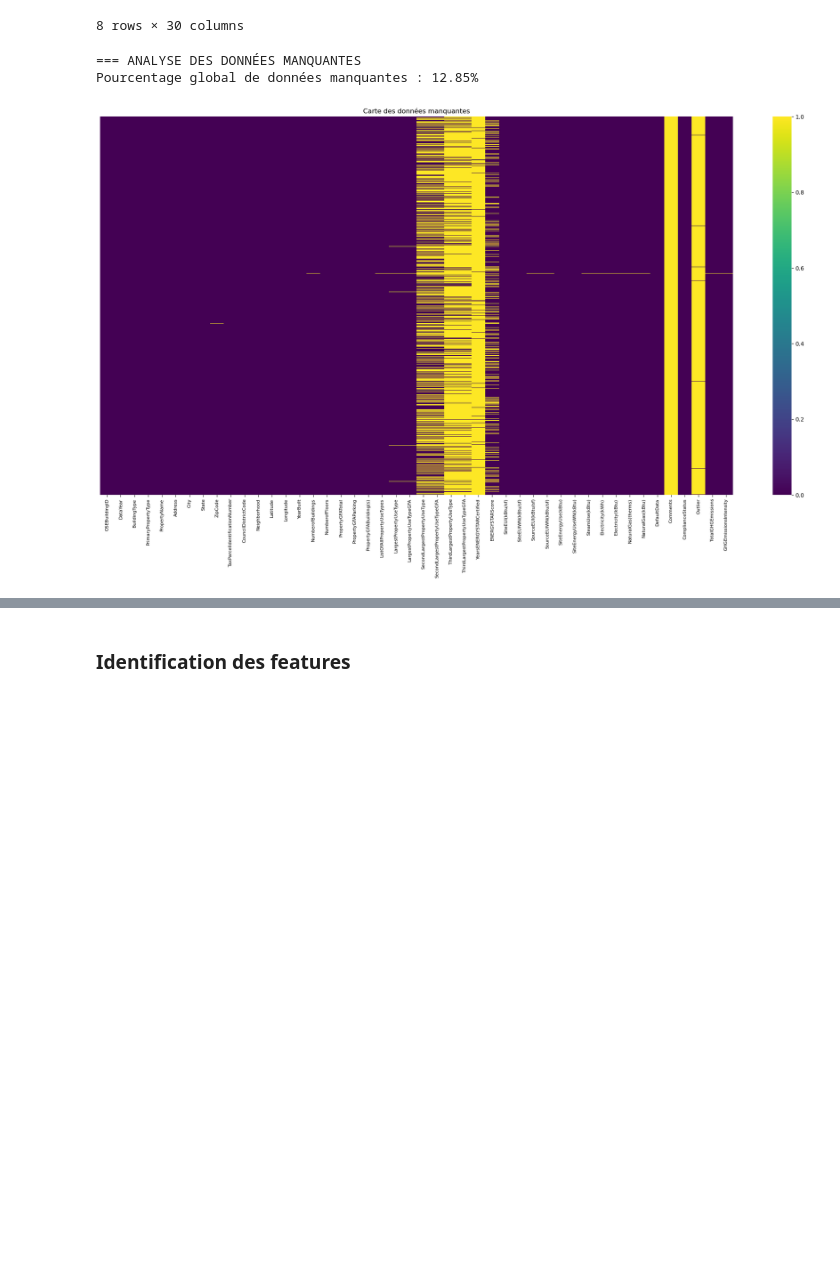
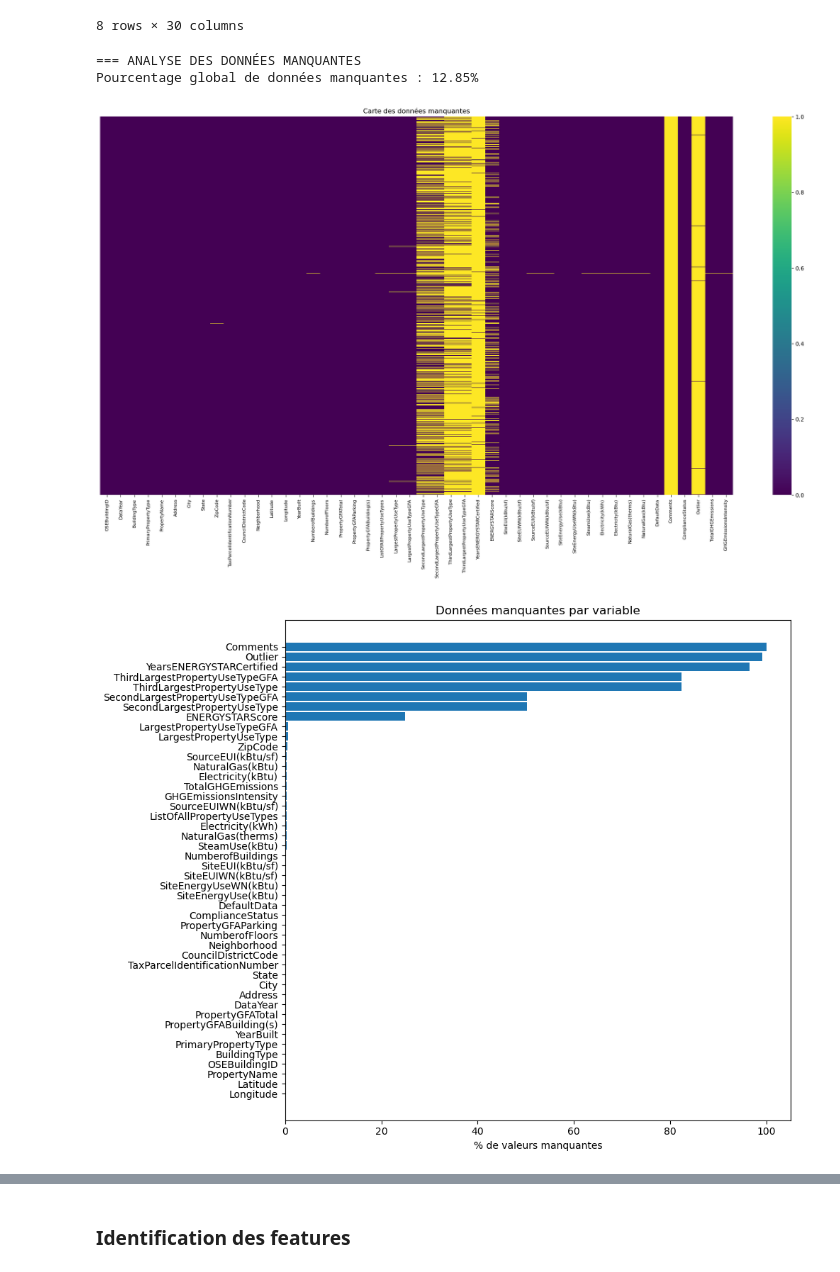
Before and after one commit to mickaeljdd/P6_DataModel_Train, a Jupyter notebook: Projet6.ipynb, the cells around one changed output, grey strips where cells are left out. Cells and saved outputs as stored; diff of their text form; code cells hidden in the pictures; blank space fills up the shorter version.

```diff
--- a/Projet6.ipynb
+++ b/Projet6.ipynb
@@ -44,7 +42,7 @@ dtype: float64
 | max | 50226.000000 | 2016.0 | 98272.000000 | 7.000000 | 47.733870 | -122.220966 | 2015.000000 | ... |
 8 rows × 30 columns
 # %%
-# Visualisation des données manquantes dans EdStatsData
+# Visualisation des données manquantes dans le jeu de données
 
 print("=== ANALYSE DES DONNÉES MANQUANTES")
 
@@ -70,33 +68,50 @@ sns.heatmap(sample_data.isnull(),
            cbar=True,
            yticklabels=False,
            xticklabels=True,
            cmap='viridis')
 plt.title('Carte des données manquantes', fontsize=12)
 plt.xticks(rotation=90, fontsize=8)
 
 plt.tight_layout()
 plt.show()
 
+# Graphique des données manquantes par colonne (plus lisible qu'une heatmap)
+plt.figure(figsize=(10,8))
+
+
+# trier pour affichage lisible
+missing_data = missing_data.sort_values("Missing_Percent", ascending=True)
+
+plt.barh(missing_data["Column"], missing_data["Missing_Percent"])
+
+plt.xlabel("% de valeurs manquantes")
+plt.title("Données manquantes par variable")
+plt.tight_layout()
+plt.show()
+
+
+
 # Statistiques détaillées
 print("\n=== STATISTIQUES DÉTAILLÉES ===")
 print(f"Nombre total de cellules : {fichier.shape[0] * fichier.shape[1]:,}")
 print(f"Nombre de cellules manquantes : {fichier.isnull().sum().sum():,}")
 print(f"Colonnes sans données manquantes : {(missing_data['Missing_Percent'] == 0).sum()}")
 print(f"Colonnes avec plus de 90% de données manquantes : {(missing_data['Missing_Percent'] > 90).sum()}")
 print(f"Colonnes avec plus de 50% de données manquantes : {(missing_data['Missing_Percent'] > 50).sum()}")
 # Top 20 des colonnes avec le moins de données manquantes
 print("\n=== TOP 10 COLONNES AVEC LE PLUS DE DONNÉES MANQUANTES ===")
 bottom_missing = missing_data.head(10)
 for i, row in bottom_missing.iterrows():
     print(f"{row['Column']}: {row['Missing_Percent']:.2f}% manquantes")
 print("\n=== TOP 20 COLONNES AVEC LE MOINS DE DONNÉES MANQUANTES ===")
 bottom_missing = missing_data.tail(20)
 for i, row in bottom_missing.iterrows():
     print(f"{row['Column']}: {row['Missing_Percent']:.2f}% manquantes")
 # %% [output]
 === ANALYSE DES DONNÉES MANQUANTES
 Pourcentage global de données manquantes : 12.85%
 [figure]
+[figure, added]
 === STATISTIQUES DÉTAILLÉES ===
 Nombre total de cellules : 155,296
 Nombre de cellules manquantes : 19,952
```
Also changed, not shown: parts of 26 cells of this notebook.
